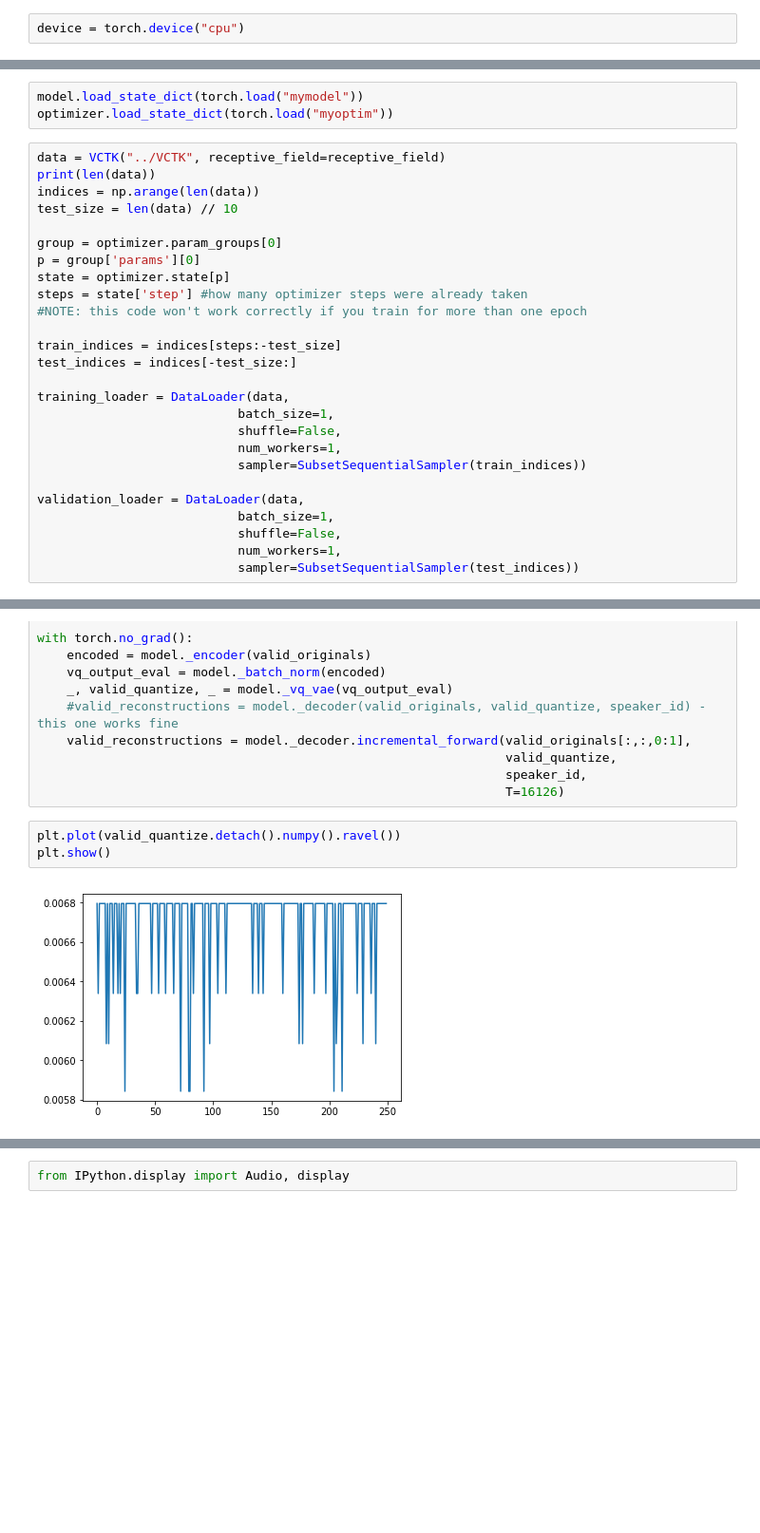
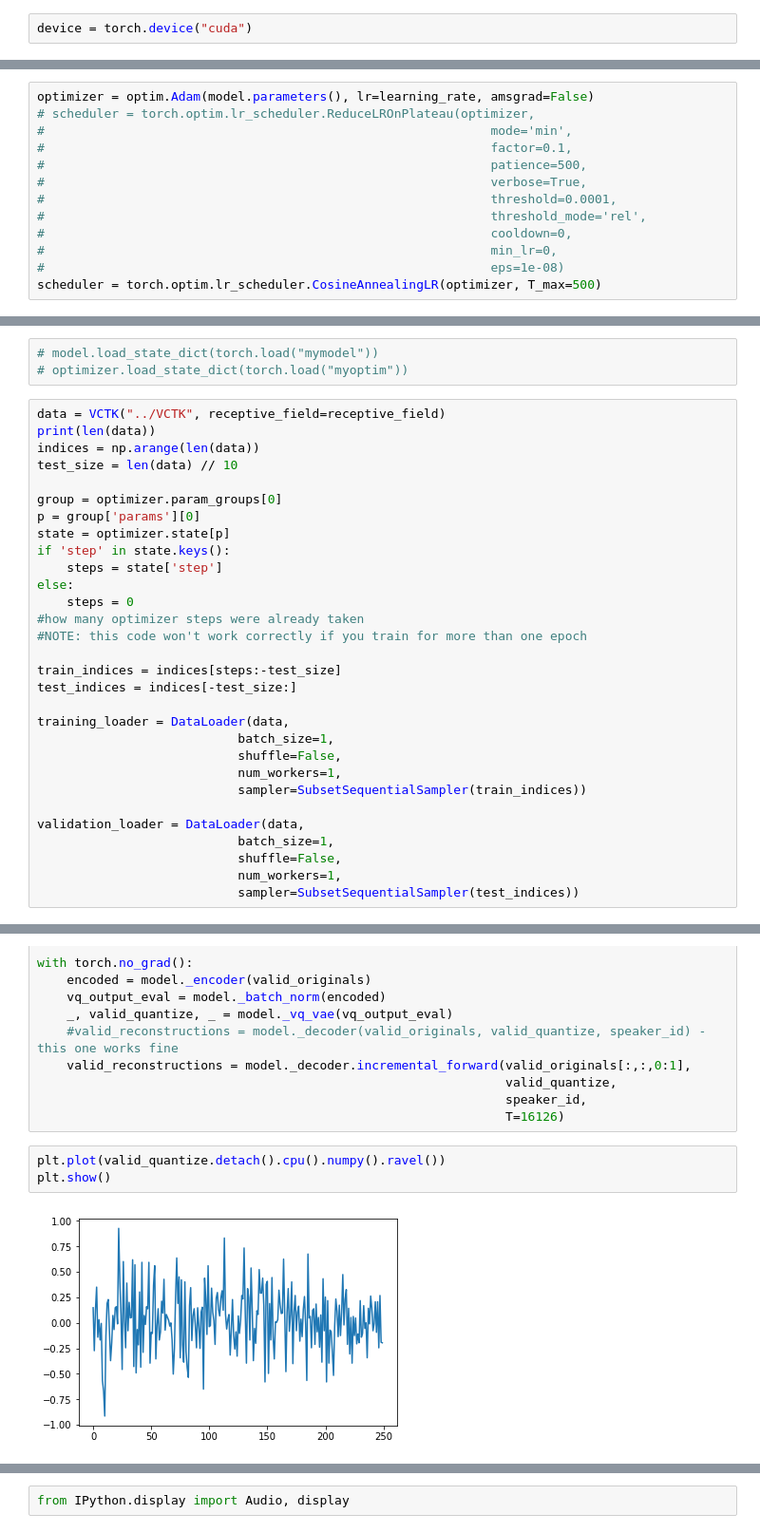
Before and after one commit to ckdgus0505/pytorch_vq_vae_audio, a Jupyter notebook: vq-vae.ipynb, the cells around one changed output, grey strips where cells are left out. Shown at 95% size. Drawn from its saved outputs; the diff is of its cells as text; blank space fills up the shorter version.

Commit message:
tried different schedulers

```diff
--- a/vq-vae.ipynb
+++ b/vq-vae.ipynb
@@ -60,5 +64,5 @@ from wavenet_vocoder.wavenet import receptive_field_size
 # %%
-device = torch.device("cpu")
+device = torch.device("cuda")
 # %%
 class SubsetSequentialSampler(Sampler):
     r"""Samples elements from a given list of indices sequentially, always in the same order.
@@ -325,0 +328,13 @@ optimizer = optim.Adam(model.parameters(), lr=learning_rate, amsgrad=True)
+# %%
+optimizer = optim.Adam(model.parameters(), lr=learning_rate, amsgrad=False)
+# scheduler = torch.optim.lr_scheduler.ReduceLROnPlateau(optimizer,
+#                                                            mode='min',
+#                                                            factor=0.1,
+#                                                            patience=500,
+#                                                            verbose=True,
+#                                                            threshold=0.0001,
+#                                                            threshold_mode='rel',
+#                                                            cooldown=0,
+#                                                            min_lr=0,
+#                                                            eps=1e-08)
+scheduler = torch.optim.lr_scheduler.CosineAnnealingLR(optimizer, T_max=500)
@@ -326,6 +346,6 @@ optimizer = optim.Adam(model.parameters(), lr=learning_rate, amsgrad=True)
 # %%
-model.load_state_dict(torch.load("mymodel"))
-optimizer.load_state_dict(torch.load("myoptim"))
+# model.load_state_dict(torch.load("mymodel"))
+# optimizer.load_state_dict(torch.load("myoptim"))
 # %%
 data = VCTK("../VCTK", receptive_field=receptive_field)
 print(len(data))
@@ -335,7 +355,11 @@ test_size = len(data) // 10
 group = optimizer.param_groups[0]
 p = group['params'][0]
 state = optimizer.state[p]
-steps = state['step'] #how many optimizer steps were already taken
+if 'step' in state.keys():
+    steps = state['step']
+else:
+    steps = 0
+#how many optimizer steps were already taken
 #NOTE: this code won't work correctly if you train for more than one epoch
 
 train_indices = indices[steps:-test_size]
@@ -472,8 +525,8 @@ with torch.no_grad():
                                                                speaker_id,
                                                                T=16126)
 # %%
-plt.plot(valid_quantize.detach().numpy().ravel())
+plt.plot(valid_quantize.detach().cpu().numpy().ravel())
 plt.show()
 # %% [output]
-[figure, old version]
+[figure, new version]
 # %%
```
Also changed, not shown: parts of 16 cells of this notebook, 1 other file.
